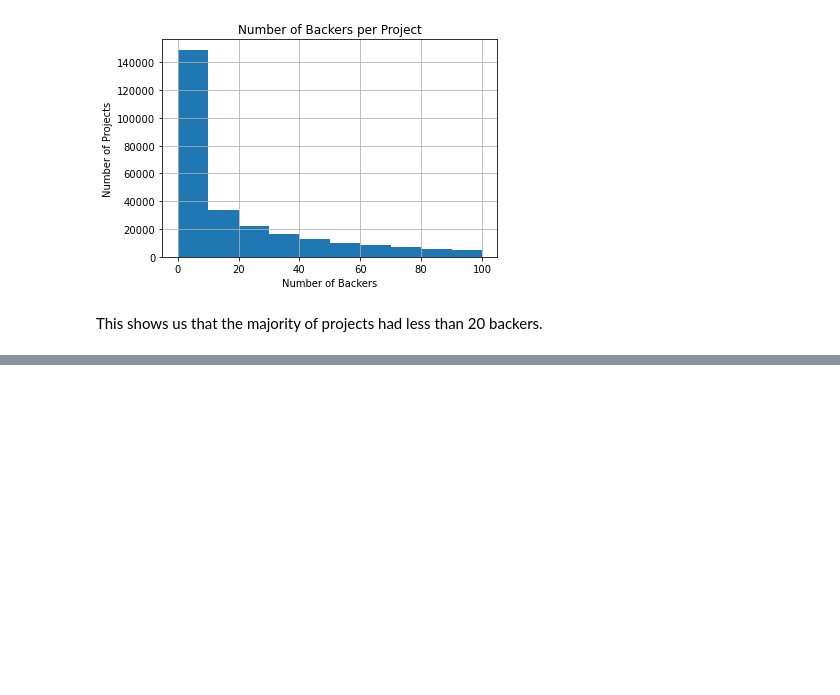
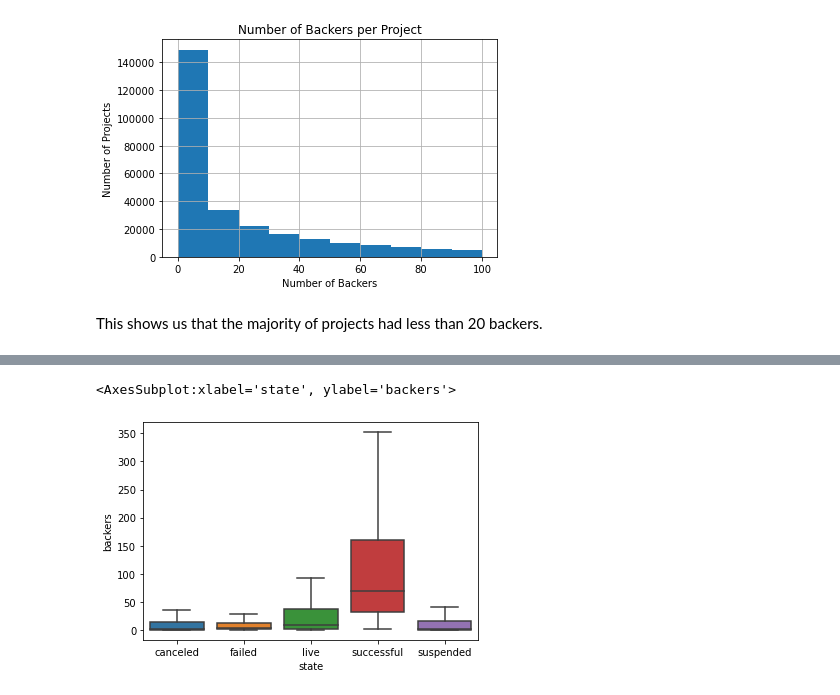
Before and after one commit to belindaleebl/kickstarter, a Jupyter notebook: EDA_Kickstarter_2016Data.ipynb, the cells around one changed output, grey strips where cells are left out. Saved outputs shown, nothing was run; the diff lists cells and outputs as text; code cells hidden in the pictures; blank space fills up the shorter version.

```diff
--- a/EDA_Kickstarter_2016Data.ipynb
+++ b/EDA_Kickstarter_2016Data.ipynb
@@ -116,0 +128,5 @@ This shows us that the majority of projects had less than 20 backers.
+# %%
+sns.boxplot(data = df,  x = 'state', y = 'backers', showfliers = False)
+# %% [output]
+<AxesSubplot:xlabel='state', ylabel='backers'>
+[figure, added]
```
Also changed, not shown: parts of 15 cells of this notebook.
